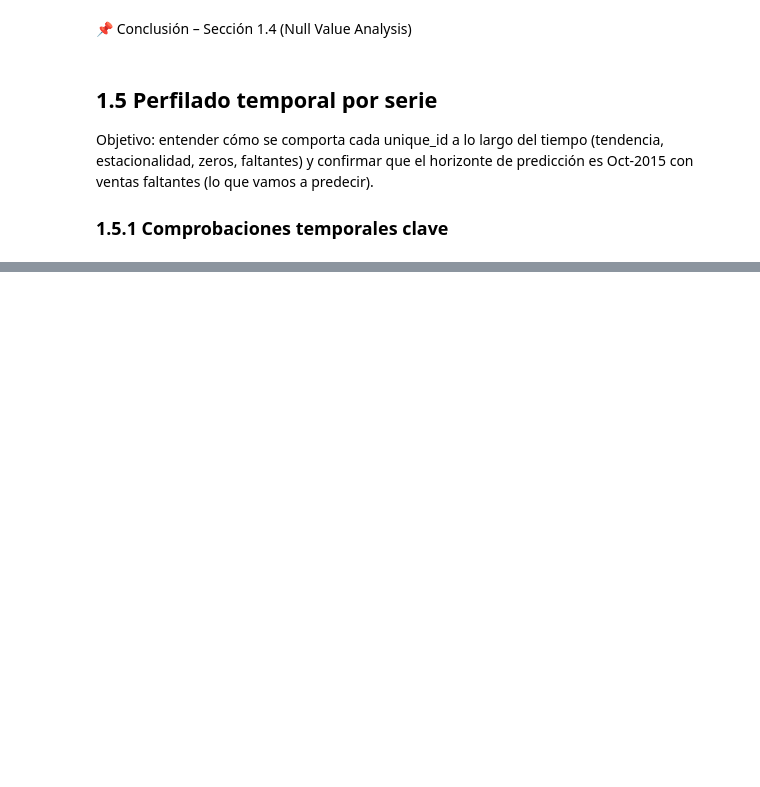
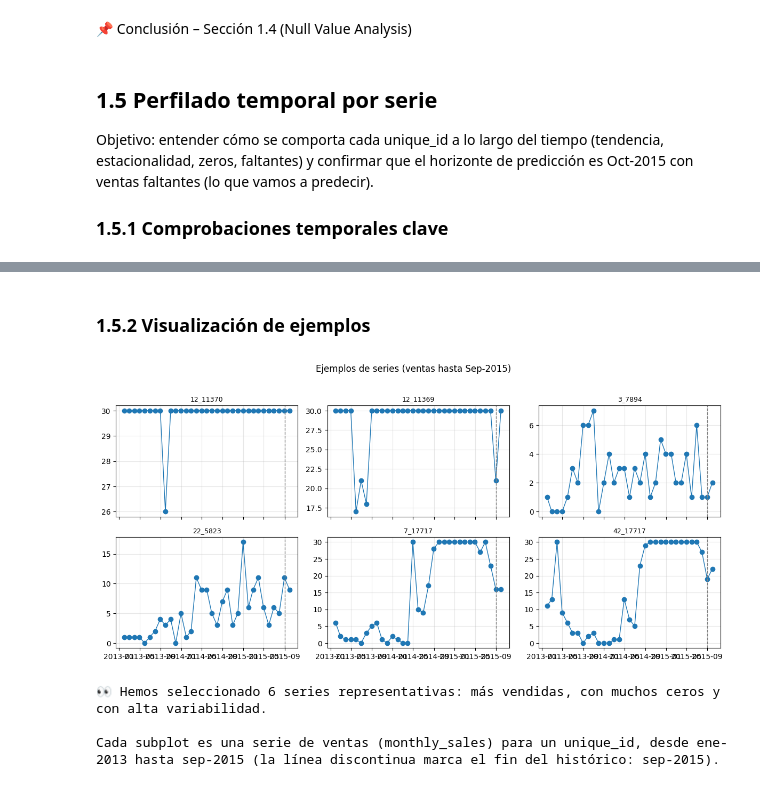
Before and after one commit to PeyraHub/unsupervised-time-series-forecasting, a Jupyter notebook: notebooks/01_EDA.ipynb, the cells around one changed output, grey strips where cells are left out. Drawn from its saved outputs; the diff is of its cells as text; code cells hidden in the pictures; blank space fills up the shorter version.

```diff
--- a/notebooks/01_EDA.ipynb
+++ b/notebooks/01_EDA.ipynb
@@ -431,0 +517,75 @@ Así, si en un punto algo “se rompe”, volvemos un escalón sin tocar df0.
+# %% [markdown]
+### 1.5.2 Visualización de ejemplos
+# %%
+# -- Helpers reutilizables (sin pisar lo anterior)
+def _serie_uid(df, uid):
+    s = (df.loc[df['unique_id']==uid, ['date', y_col]]
+            .sort_values('date')
+            .set_index('date')[y_col])
+    return s
+
+def _safe_visual_series_until_sep(s):
+    """Devuelve la serie hasta 2015-09 con imputación ligera SOLO para ver (no modelar)."""
+    s_cut = s.loc[:'2015-09']
+    # imputación solo para trazar (no guardar en df):
+    return s_cut.interpolate(limit_direction='both')
+
+def plot_series_grid(df, uids, ncols=3, title="Ejemplos de series (hasta Sep-2015)"):
+    n = len(uids)
+    nrows = int(np.ceil(n / ncols))
+    fig, axes = plt.subplots(nrows, ncols, figsize=(4*ncols, 2.8*nrows), sharex=True)
+    axes = np.atleast_1d(axes).ravel()
+    for ax, uid in zip(axes, uids):
+        s = _serie_uid(df, uid)
+        s_vis = _safe_visual_series_until_sep(s)
+        ax.plot(s_vis.index, s_vis.values, marker='o', linewidth=1)
+        ax.axvline(pd.Timestamp('2015-09-01'), color='gray', linestyle='--', linewidth=1)
+        ax.set_title(str(uid), fontsize=9)
+        ax.grid(True, alpha=0.3)
+    for ax in axes[n:]:
+        ax.axis('off')
+    fig.suptitle(title, y=1.02, fontsize=12)
+    plt.tight_layout()
+    plt.show()
+
+# -- Selección de ejemplos "con sentido" usando per_serie ya calculado
+# 1️⃣ Muy vendidas (top total ventas)
+total_by_id = (df1.groupby('unique_id')[y_col].sum().sort_values(ascending=False))
+top_sales = list(total_by_id.head(2).index)
+
+# 2️⃣ Muchas ceros (si zero_share existe en per_serie)
+if 'zero_share' in per_serie.columns:
+    top_zero = list(per_serie.sort_values('zero_share', ascending=False)
+                              .head(2)['unique_id'])
+else:
+    # Fallback rápido: estimar cero_share al vuelo
+    zero_share_tmp = (df1.assign(is_zero=df1[y_col].fillna(0).eq(0))
+                         .groupby('unique_id')['is_zero'].mean()
+                         .sort_values(ascending=False))
+    top_zero = list(zero_share_tmp.head(2).index)
+
+# 3️⃣ Alta variabilidad (std grande hasta Sep-2015)
+std_by_id = (df1.loc[df1['date']<= '2015-09-30']
+               .groupby('unique_id')[y_col].std()
+               .sort_values(ascending=False))
+top_var = list(std_by_id.head(2).index)
+
+# Combinar y quitar duplicados
+ejemplos = []
+for lst in [top_sales, top_zero, top_var]:
+    for u in lst:
+        if u not in ejemplos:
+            ejemplos.append(u)
+ejemplos = ejemplos[:6]  # 6 gráficas
+
+# Traza
+plot_series_grid(df1, ejemplos, ncols=3, title="Ejemplos de series (ventas hasta Sep-2015)")
+comentar(f"Hemos seleccionado {len(ejemplos)} series representativas: más vendidas, con muchos ceros y con alta variabilidad.", "👀")
+
+plt.show
+print("Cada subplot es una serie de ventas (monthly_sales) para un unique_id, desde ene-2013 hasta sep-2015 (la línea discontinua marca el fin del histórico: sep-2015).")
+# %% [output]
+[figure, added]
+👀 Hemos seleccionado 6 series representativas: más vendidas, con muchos ceros y con alta variabilidad.
+
+Cada subplot es una serie de ventas (monthly_sales) para un unique_id, desde ene-2013 hasta sep-2015 (la línea discontinua marca el fin del histórico: sep-2015).
```
Also changed, not shown: parts of 6 cells of this notebook.
